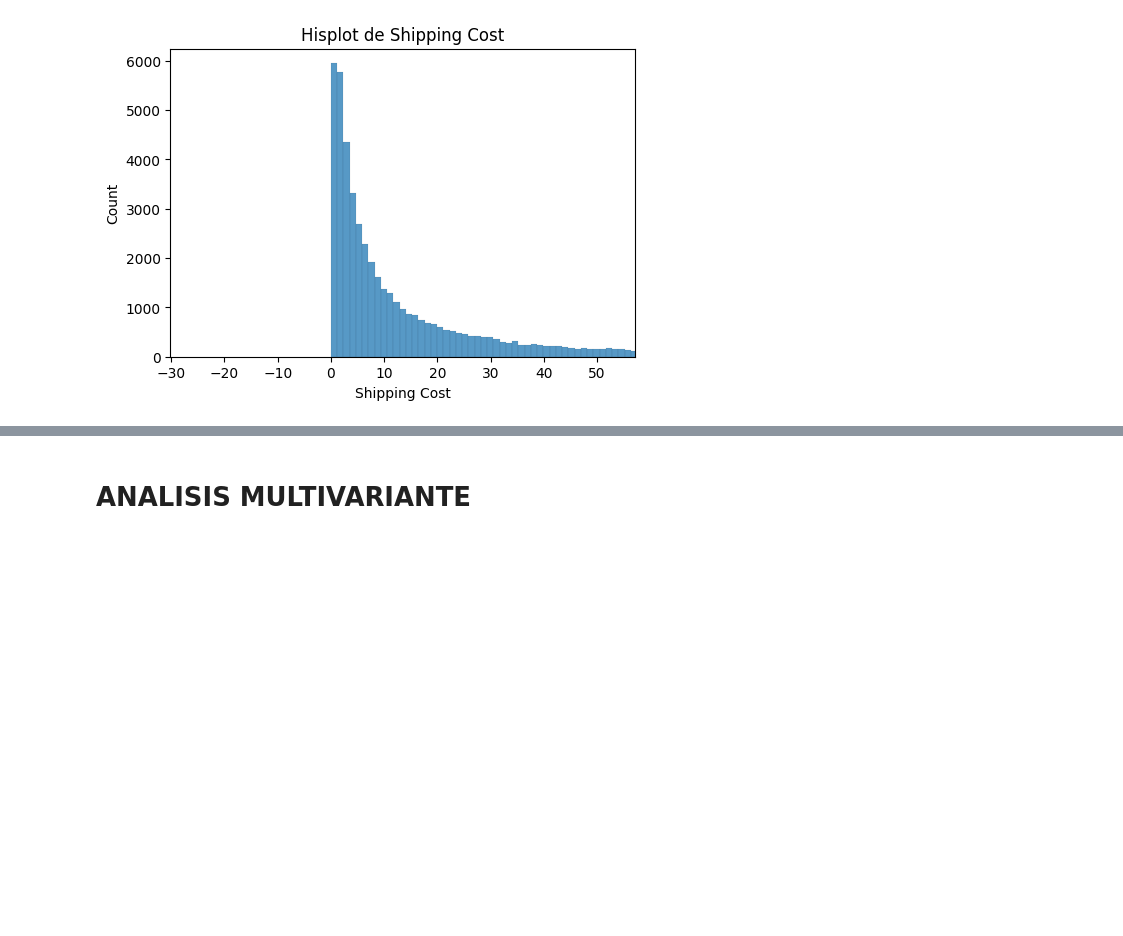
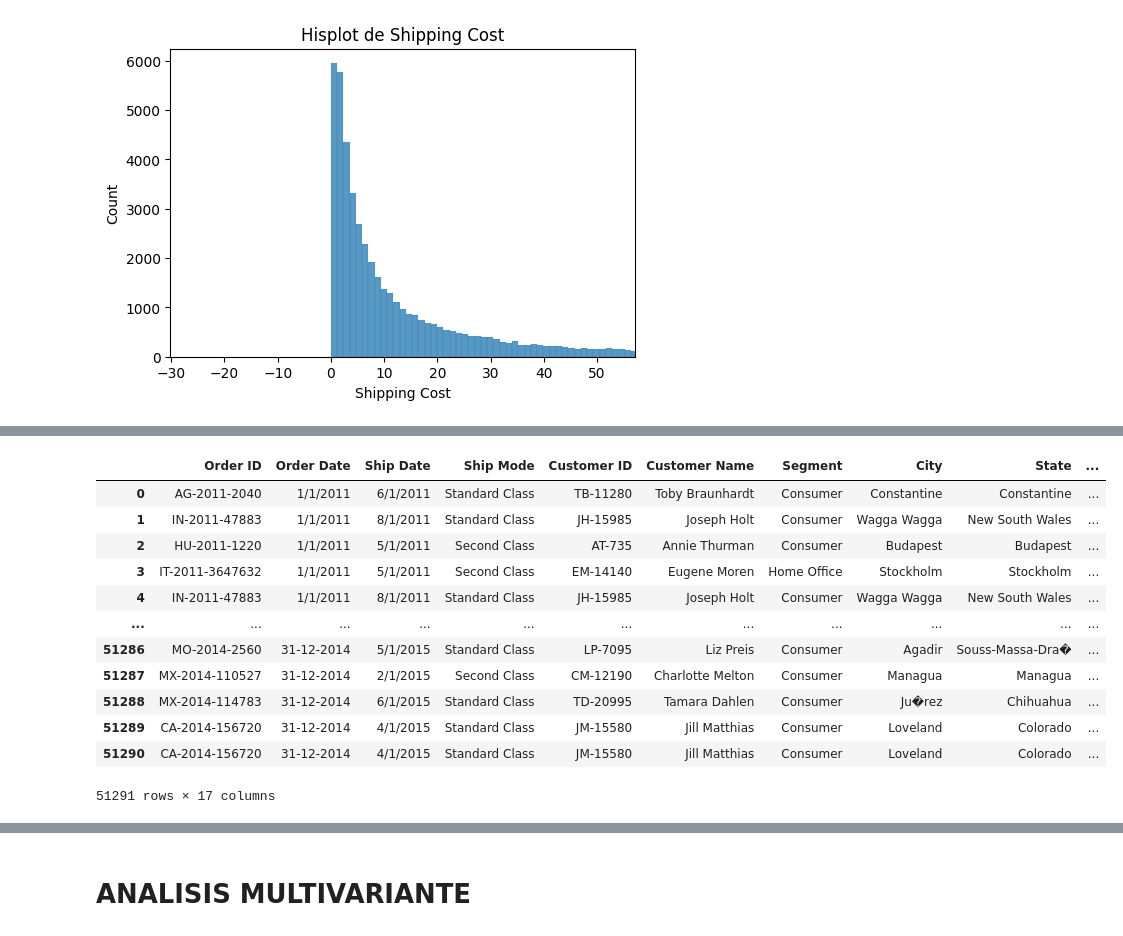
Before and after one commit to MiguelAngel3378/CURSO_ANALISIS_BD2, a Jupyter notebook: m5_visualizacion/seaborn/notebooks/super_store.ipynb, the cells around one changed output, grey strips where cells are left out. Cells and saved outputs as stored; diff of their text form; code cells hidden in the pictures; blank space fills up the shorter version.

```diff
--- a/m5_visualizacion/seaborn/notebooks/super_store.ipynb
+++ b/m5_visualizacion/seaborn/notebooks/super_store.ipynb
@@ -178,0 +201,16 @@ for column in numeric_columns:
+# %%
+df.select_dtypes(include='object')
+# %% [output]
+|  | Order ID | Order Date | Ship Date | Ship Mode | Customer ID | Customer Name | Segment | City | State | ... |
+| 0 | AG-2011-2040 | 1/1/2011 | 6/1/2011 | Standard Class | TB-11280 | Toby Braunhardt | Consumer | Constantine | Constantine | ... |
+| 1 | IN-2011-47883 | 1/1/2011 | 8/1/2011 | Standard Class | JH-15985 | Joseph Holt | Consumer | Wagga Wagga | New South Wales | ... |
+| 2 | HU-2011-1220 | 1/1/2011 | 5/1/2011 | Second Class | AT-735 | Annie Thurman | Consumer | Budapest | Budapest | ... |
+| 3 | IT-2011-3647632 | 1/1/2011 | 5/1/2011 | Second Class | EM-14140 | Eugene Moren | Home Office | Stockholm | Stockholm | ... |
+| 4 | IN-2011-47883 | 1/1/2011 | 8/1/2011 | Standard Class | JH-15985 | Joseph Holt | Consumer | Wagga Wagga | New South Wales | ... |
+| ... | ... | ... | ... | ... | ... | ... | ... | ... | ... | ... |
+| 51286 | MO-2014-2560 | 31-12-2014 | 5/1/2015 | Standard Class | LP-7095 | Liz Preis | Consumer | Agadir | Souss-Massa-Dra� | ... |
+| 51287 | MX-2014-110527 | 31-12-2014 | 2/1/2015 | Second Class | CM-12190 | Charlotte Melton | Consumer | Managua | Managua | ... |
+| 51288 | MX-2014-114783 | 31-12-2014 | 6/1/2015 | Standard Class | TD-20995 | Tamara Dahlen | Consumer | Ju�rez | Chihuahua | ... |
+| 51289 | CA-2014-156720 | 31-12-2014 | 4/1/2015 | Standard Class | JM-15580 | Jill Matthias | Consumer | Loveland | Colorado | ... |
+| 51290 | CA-2014-156720 | 31-12-2014 | 4/1/2015 | Standard Class | JM-15580 | Jill Matthias | Consumer | Loveland | Colorado | ... |
+51291 rows × 17 columns
```
Also changed, not shown: parts of 2 cells of this notebook.
